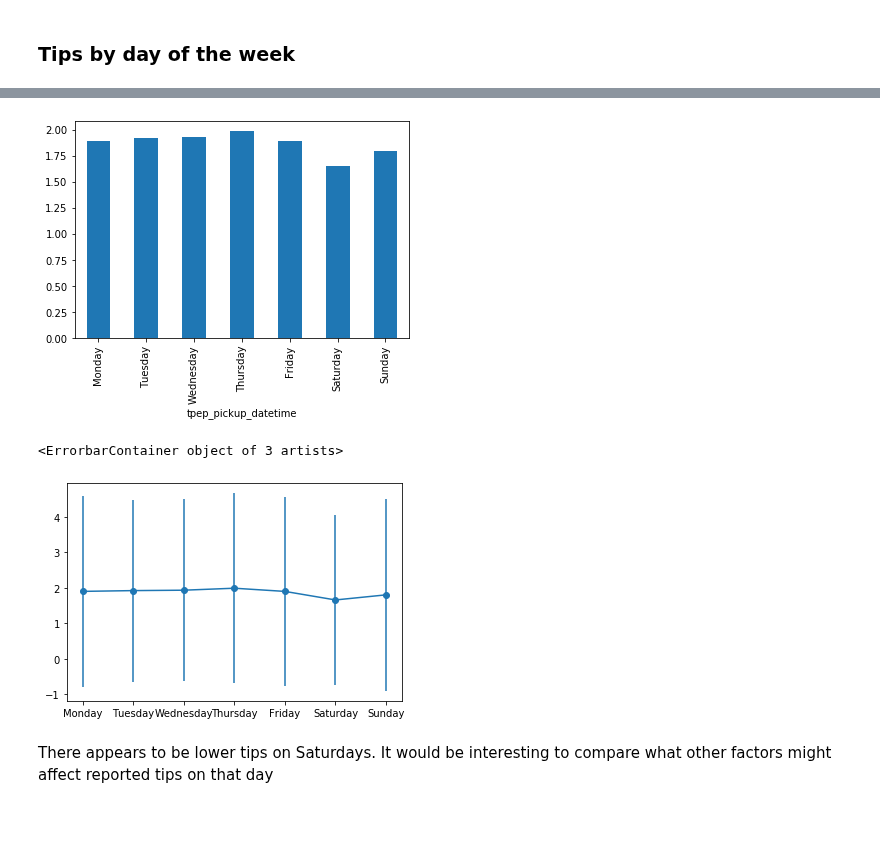
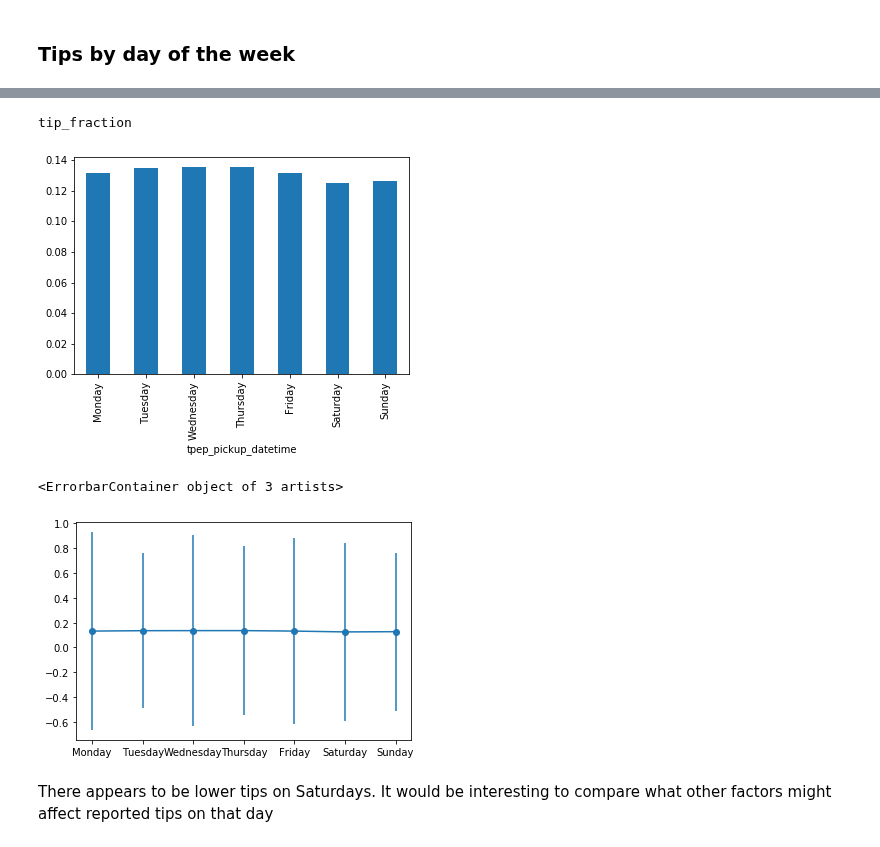
Before and after one commit to justinwhatley/interpretability_experiment, a Jupyter notebook: 1_data_exploration.ipynb, the cells around one changed output, grey strips where cells are left out. Cells and saved outputs as stored; diff of their text form; code cells hidden in the pictures; blank space fills up the shorter version.

Commit message:
Cleaned up plot distribution generation

```diff
--- a/1_data_exploration.ipynb
+++ b/1_data_exploration.ipynb
@@ -244,3 +245,8 @@ tip = 'tip_amount'
+# %%
+pu_location = 'PULocationID'
+do_location = 'DOLocationID'
+# We'll use tip fraction here since it seems to give a better signal than tip amount
+tip = 'tip_fraction'
 # %%
 tip_by_region = ddf.groupby(pu_location)[tip].mean()
 # %%
@@ -296,18 +302,22 @@ Sunday                 1.801010  2.706392  14127383
+# %%
+print(tip)
+# %% [output]
+tip_fraction
 # %%
 # import matplotlib.pyplot as plt
-bar_plt = day_of_week_tips[('tip_amount','mean')].plot.bar()
+bar_plt = day_of_week_tips[(tip,'mean')].plot.bar()
 # %% [output]
-[figure, old version]
+[figure, new version]
 # %%
 plt.scatter(day_of_week_tips.index,
-        day_of_week_tips[('tip_amount','mean')])
+        day_of_week_tips[(tip,'mean')])
 
 plt.errorbar(day_of_week_tips.index,
-             day_of_week_tips[('tip_amount','mean')],
-             day_of_week_tips[('tip_amount','std')])
+             day_of_week_tips[(tip,'mean')],
+             day_of_week_tips[(tip,'std')])
 # %% [output]
 <ErrorbarContainer object of 3 artists>
-[figure, old version]
+[figure, new version]
 # %% [markdown]
 There appears to be lower tips on Saturdays. It would be interesting to compare what other factors might affect reported tips on that day
 # %% [markdown]
```
Also changed, not shown: parts of 41 cells of this notebook, 1 other file.
